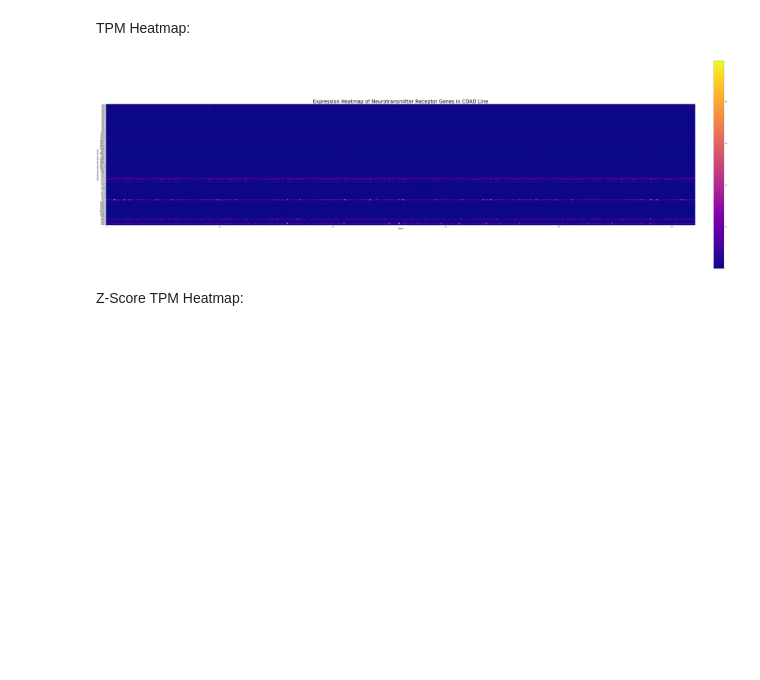
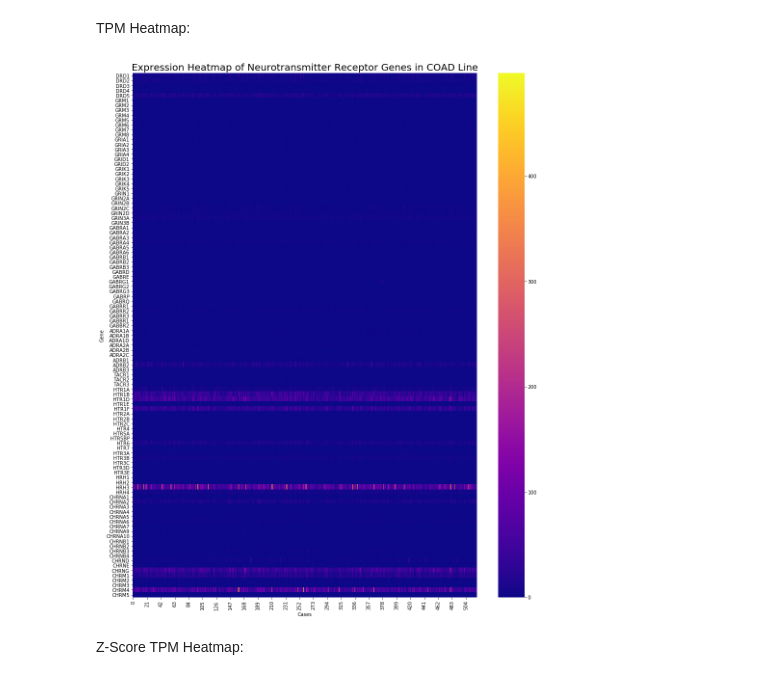
Before and after one commit to sophiaho/broad-work, a Jupyter notebook: cancer_cell_lines_data.ipynb, the cells around one changed output. Saved outputs shown, nothing was run; the diff lists cells and outputs as text; code cells hidden in the pictures; blank space fills up the shorter version.

Commit message:
heatmaps more aesthetic

```diff
--- a/cancer_cell_lines_data.ipynb
+++ b/cancer_cell_lines_data.ipynb
@@ -263,44 +242,30 @@ def sort_table(table):
     rnaseq_sorted.drop('Total by row', axis=1, inplace=True)
     return rnaseq_sorted
 # %%
-def draw_expression_heatmap(table, y_axis_list, cmap, title, height, width):
+def draw_expression_heatmap(table, y_axis_list, cmap, title, width, height):
     # convert this dataframe made with the pandas library to an array that is usable with the numpy
     # library to create heatmap
     htseq_count_values = table.drop('hgnc_symbol', axis=1)
     expression_grid = htseq_count_values.to_numpy(copy=True, dtype=float)
 
-    fig, ax = plt.subplots()
-    # it's cmap='Blues_r' to change the color scheme
-    im = ax.imshow(expression_grid, cmap=cmap)
+    sns.heatmap(expression_grid, yticklabels=y_axis_list, cmap=cmap)
 
-    # show labels for y axis
-    ax.set_yticks(np.arange(len(y_axis_list)))
-    ax.set_yticklabels(y_axis_list, fontsize=10)
+    plt.title(title, fontsize=20, y=1.15)
 
-    # set labels for axes
-    ax.set_ylabel("Neurotransmitter Receptor Genes", fontsize=15)
-    ax.set_xlabel("Cases", fontsize=15)
+    plt.ylabel('Gene')
+    plt.xlabel('Cases')
 
     # resizing the graph
     fig = plt.gcf()
-    fig.set_size_inches(height, width)
-
-
-    fig.colorbar(im, fraction = 0.02, pad = 0.03)
-
-    ax.set_title(title, fontsize=40, ha='center')
-    fig.tight_layout()
-    plt.show()
-
-    fig.savefig('image/expression_heatmap.png', dpi=100)
+    fig.set_size_inches(width, height)
 # %% [markdown]
 ## Part 1.a -- COAD Line
 # %% [markdown]
 TPM Heatmap:
 # %%
-draw_expression_heatmap(coad_tpm, coad_tpm['hgnc_symbol'].tolist(), 'plasma', 'Expression Heatmap of Neurotransmitter Receptor Genes in COAD Line', 72, 24)
+draw_expression_heatmap(coad_tpm, coad_tpm['hgnc_symbol'].tolist(), 'plasma', 'Expression Heatmap of Neurotransmitter Receptor Genes in COAD Line',16, 20)
 # %% [output]
-[figure, old version]
+[figure, new version]
 # %% [markdown]
 Z-Score TPM Heatmap:
 # %%
```
Also changed, not shown: parts of 9 cells of this notebook.
